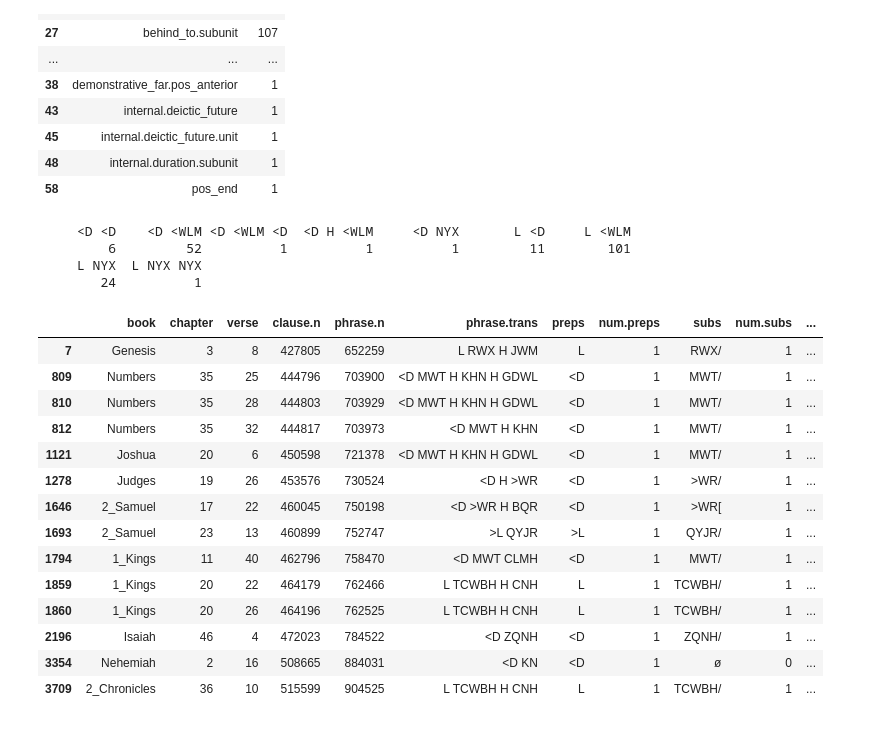
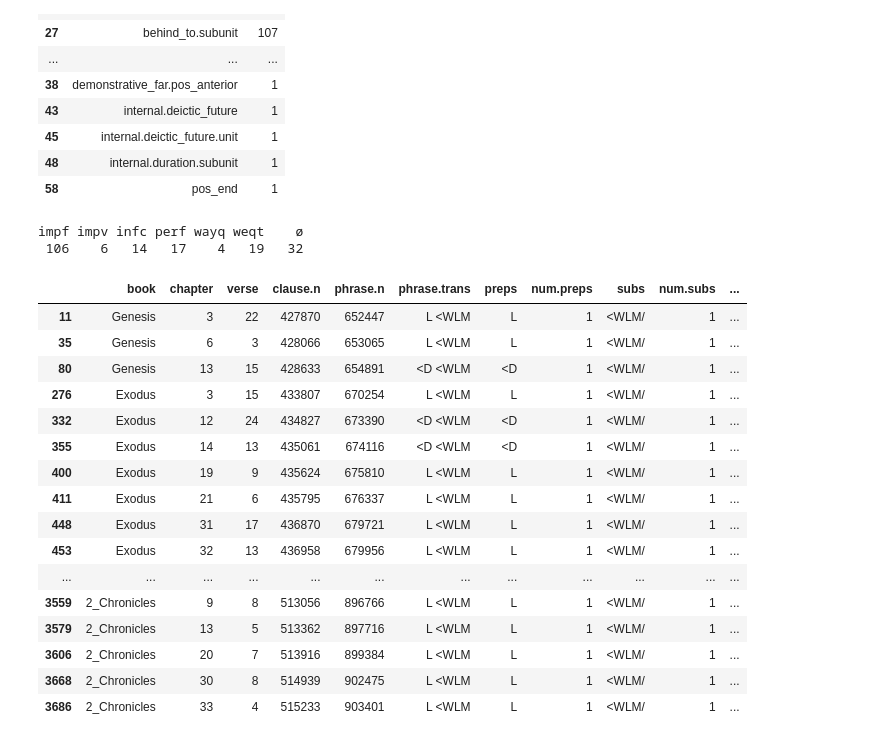
Before and after one commit to codykingham/Verb_in_Biblical_Hebrew, a Jupyter notebook: data_analysis/time_phrase_analysis.ipynb, the cells around one changed output. Saved outputs shown, nothing was run; the diff lists cells and outputs as text; code cells hidden in the pictures.

```diff
--- a/data_analysis/time_phrase_analysis.ipynb
+++ b/data_analysis/time_phrase_analysis.ipynb
@@ -443,29 +431,29 @@ tp.groups[order(tp.groups$Freq, decreasing=T),]
 # %%
 # playing around with the samples
 
-table(droplevels(timexes[timexes$timex.group == 'behind_to.duration',]$phrase.trans))
+table(droplevels(timexes[timexes$timex.group == 'behind_to.duration',]$verb.tense))
 # %% [output]
-     <D <D    <D <WLM <D <WLM <D  <D H <WLM     <D NYX       L <D     L <WLM
-         6         52          1          1          1         11        101
-     L NYX  L NYX NYX
-        24          1
+impf impv infc perf wayq weqt    ø
+ 106    6   14   17    4   19   32
 # %%
 # more play
 
-(timexes[timexes$timex.group == 'behind_to.event',])
+(timexes[timexes$timex.group == 'behind_to.duration',])
 # %% [output]
 |  | book | chapter | verse | clause.n | phrase.n | phrase.trans | preps | num.preps | subs | num.subs | ... |
-| 7 | Genesis | 3 | 8 | 427805 | 652259 | L RWX H JWM | L | 1 | RWX/ | 1 | ... |
-| 809 | Numbers | 35 | 25 | 444796 | 703900 | <D MWT H KHN H GDWL | <D | 1 | MWT/ | 1 | ... |
-| 810 | Numbers | 35 | 28 | 444803 | 703929 | <D MWT H KHN H GDWL | <D | 1 | MWT/ | 1 | ... |
-| 812 | Numbers | 35 | 32 | 444817 | 703973 | <D MWT H KHN | <D | 1 | MWT/ | 1 | ... |
-| 1121 | Joshua | 20 | 6 | 450598 | 721378 | <D MWT H KHN H GDWL | <D | 1 | MWT/ | 1 | ... |
-| 1278 | Judges | 19 | 26 | 453576 | 730524 | <D H >WR | <D | 1 | >WR/ | 1 | ... |
-| 1646 | 2_Samuel | 17 | 22 | 460045 | 750198 | <D >WR H BQR | <D | 1 | >WR[ | 1 | ... |
-| 1693 | 2_Samuel | 23 | 13 | 460899 | 752747 | >L QYJR | >L | 1 | QYJR/ | 1 | ... |
-| 1794 | 1_Kings | 11 | 40 | 462796 | 758470 | <D MWT CLMH | <D | 1 | MWT/ | 1 | ... |
-| 1859 | 1_Kings | 20 | 22 | 464179 | 762466 | L TCWBH H CNH | L | 1 | TCWBH/ | 1 | ... |
-| 1860 | 1_Kings | 20 | 26 | 464196 | 762525 | L TCWBH H CNH | L | 1 | TCWBH/ | 1 | ... |
-| 2196 | Isaiah | 46 | 4 | 472023 | 784522 | <D ZQNH | <D | 1 | ZQNH/ | 1 | ... |
-| 3354 | Nehemiah | 2 | 16 | 508665 | 884031 | <D KN | <D | 1 | ø | 0 | ... |
-| 3709 | 2_Chronicles | 36 | 10 | 515599 | 904525 | L TCWBH H CNH | L | 1 | TCWBH/ | 1 | ... |
+| 11 | Genesis | 3 | 22 | 427870 | 652447 | L <WLM | L | 1 | <WLM/ | 1 | ... |
+| 35 | Genesis | 6 | 3 | 428066 | 653065 | L <WLM | L | 1 | <WLM/ | 1 | ... |
+| 80 | Genesis | 13 | 15 | 428633 | 654891 | <D <WLM | <D | 1 | <WLM/ | 1 | ... |
+| 276 | Exodus | 3 | 15 | 433807 | 670254 | L <WLM | L | 1 | <WLM/ | 1 | ... |
+| 332 | Exodus | 12 | 24 | 434827 | 673390 | <D <WLM | <D | 1 | <WLM/ | 1 | ... |
+| 355 | Exodus | 14 | 13 | 435061 | 674116 | <D <WLM | <D | 1 | <WLM/ | 1 | ... |
+| 400 | Exodus | 19 | 9 | 435624 | 675810 | L <WLM | L | 1 | <WLM/ | 1 | ... |
+| 411 | Exodus | 21 | 6 | 435795 | 676337 | L <WLM | L | 1 | <WLM/ | 1 | ... |
+| 448 | Exodus | 31 | 17 | 436870 | 679721 | L <WLM | L | 1 | <WLM/ | 1 | ... |
+| 453 | Exodus | 32 | 13 | 436958 | 679956 | L <WLM | L | 1 | <WLM/ | 1 | ... |
+| ... | ... | ... | ... | ... | ... | ... | ... | ... | ... | ... | ... |
+| 3559 | 2_Chronicles | 9 | 8 | 513056 | 896766 | L <WLM | L | 1 | <WLM/ | 1 | ... |
+| 3579 | 2_Chronicles | 13 | 5 | 513362 | 897716 | L <WLM | L | 1 | <WLM/ | 1 | ... |
+| 3606 | 2_Chronicles | 20 | 7 | 513916 | 899384 | L <WLM | L | 1 | <WLM/ | 1 | ... |
+| 3668 | 2_Chronicles | 30 | 8 | 514939 | 902475 | L <WLM | L | 1 | <WLM/ | 1 | ... |
+| 3686 | 2_Chronicles | 33 | 4 | 515233 | 903401 | L <WLM | L | 1 | <WLM/ | 1 | ... |
```
Also changed, not shown: parts of 4 cells of this notebook.
